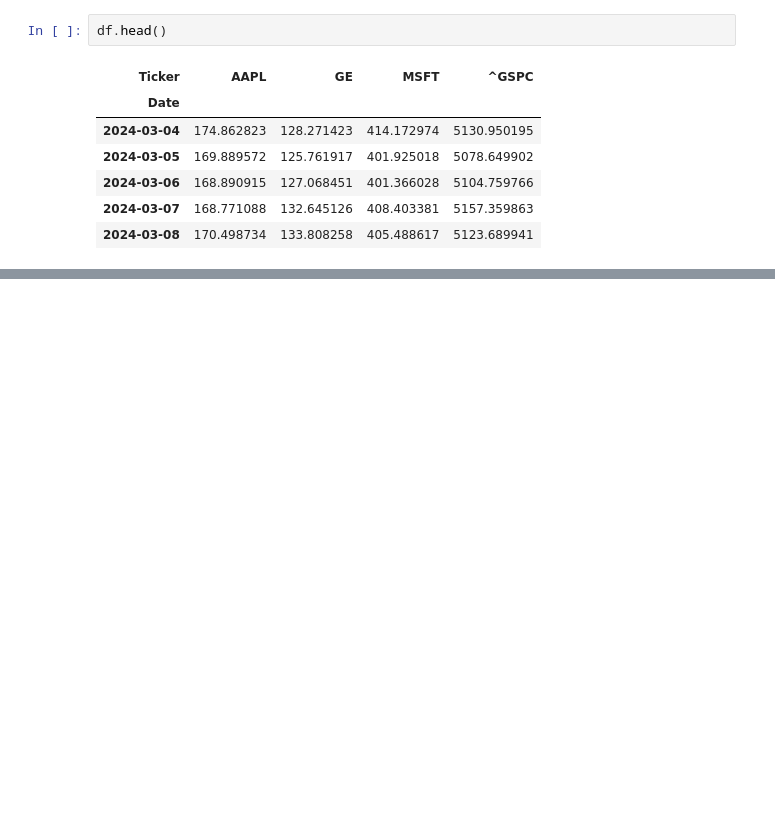
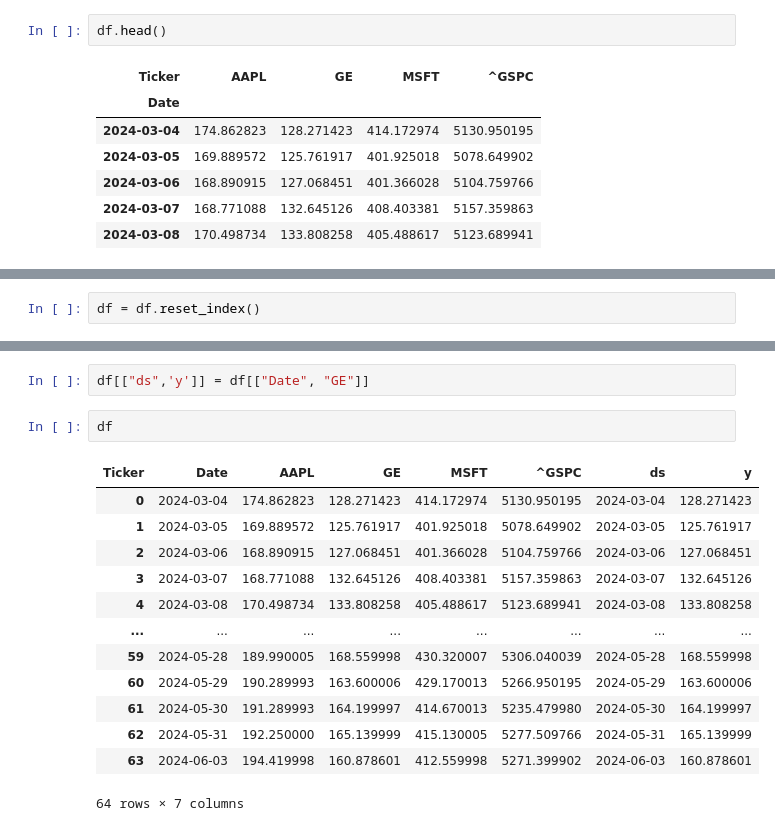
Before and after one commit to jaivrat/pyfin, a Jupyter notebook: 05-predict stock price using facebook pred tool.ipynb, the cells around one changed output, grey strips where cells are left out. Saved outputs shown, nothing was run; the diff lists cells and outputs as text; blank space fills up the shorter version.

```diff
--- a/05-predict stock price using facebook pred tool.ipynb
+++ b/05-predict stock price using facebook pred tool.ipynb
@@ -41,0 +42,2 @@ TypeError: This is a python-holidays entity loader class. For entity inheritance
+# %%
+df = df.reset_index()
@@ -41,0 +60,18 @@ TypeError: This is a python-holidays entity loader class. For entity inheritance
+# %%
+df[["ds",'y']] = df[["Date", "GE"]]
+# %%
+df
+# %% [output]
+| Ticker | Date | AAPL | GE | MSFT | ^GSPC | ds | y |
+| 0 | 2024-03-04 | 174.862823 | 128.271423 | 414.172974 | 5130.950195 | 2024-03-04 | 128.271423 |
+| 1 | 2024-03-05 | 169.889572 | 125.761917 | 401.925018 | 5078.649902 | 2024-03-05 | 125.761917 |
+| 2 | 2024-03-06 | 168.890915 | 127.068451 | 401.366028 | 5104.759766 | 2024-03-06 | 127.068451 |
+| 3 | 2024-03-07 | 168.771088 | 132.645126 | 408.403381 | 5157.359863 | 2024-03-07 | 132.645126 |
+| 4 | 2024-03-08 | 170.498734 | 133.808258 | 405.488617 | 5123.689941 | 2024-03-08 | 133.808258 |
+| ... | ... | ... | ... | ... | ... | ... | ... |
+| 59 | 2024-05-28 | 189.990005 | 168.559998 | 430.320007 | 5306.040039 | 2024-05-28 | 168.559998 |
+| 60 | 2024-05-29 | 190.289993 | 163.600006 | 429.170013 | 5266.950195 | 2024-05-29 | 163.600006 |
+| 61 | 2024-05-30 | 191.289993 | 164.199997 | 414.670013 | 5235.479980 | 2024-05-30 | 164.199997 |
+| 62 | 2024-05-31 | 192.250000 | 165.139999 | 415.130005 | 5277.509766 | 2024-05-31 | 165.139999 |
+| 63 | 2024-06-03 | 194.419998 | 160.878601 | 412.559998 | 5271.399902 | 2024-06-03 | 160.878601 |
+64 rows × 7 columns
```
Also changed, not shown: parts of 9 cells of this notebook, 1 other file.
